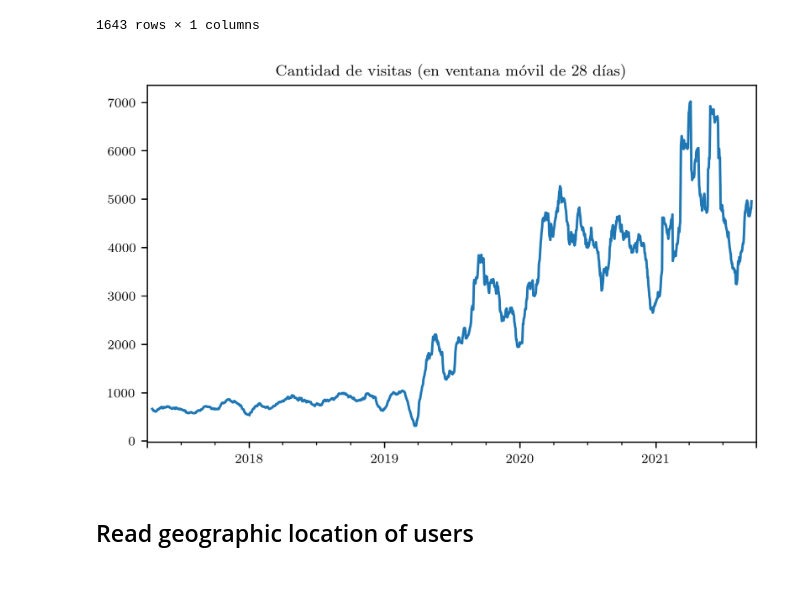
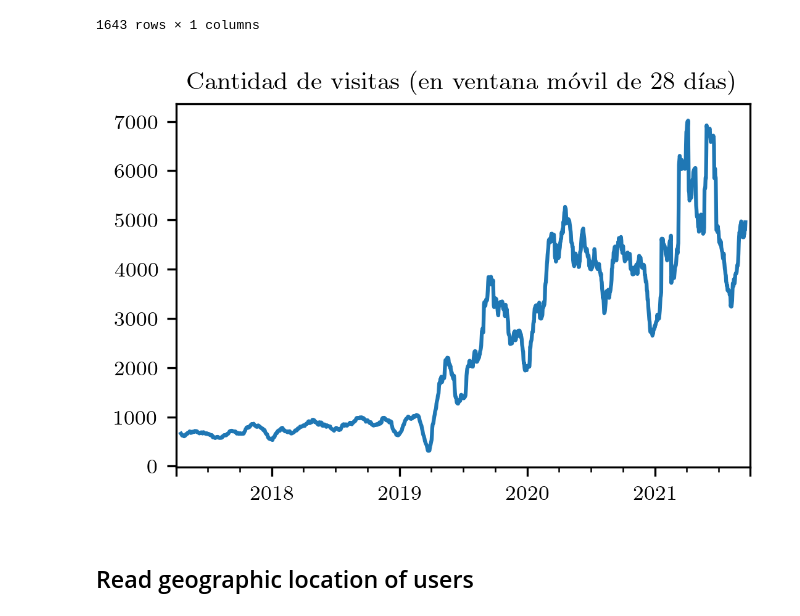
Before and after one commit to santisoler/phd-thesis, a Jupyter notebook: analytics/generate_figures.ipynb, the cells around one changed output. Saved outputs shown, nothing was run; the diff lists cells and outputs as text; code cells hidden in the pictures; blank space fills up the shorter version.

```diff
--- a/analytics/generate_figures.ipynb
+++ b/analytics/generate_figures.ipynb
@@ -74,14 +74,14 @@ active_users_monthly
 | 2021-09-29 | NaN |
 1643 rows × 1 columns
 # %%
-fig, ax = plt.subplots(figsize=(6.66, 4))
+fig, ax = plt.subplots(figsize=(4, 2.6))
 active_users_monthly.plot(ax=ax, legend=False)
 ax.set_xlabel("")
 plt.title("Cantidad de visitas (en ventana móvil de 28 días)")
 plt.savefig(figs_dir / "users_history.pdf", bbox_inches="tight")
 plt.show()
 # %% [output]
-[figure, old version]
+[figure, new version]
 # %% [markdown]
 ## Read geographic location of users
 # %% [markdown]
```
Also changed, not shown: 3 other files.
